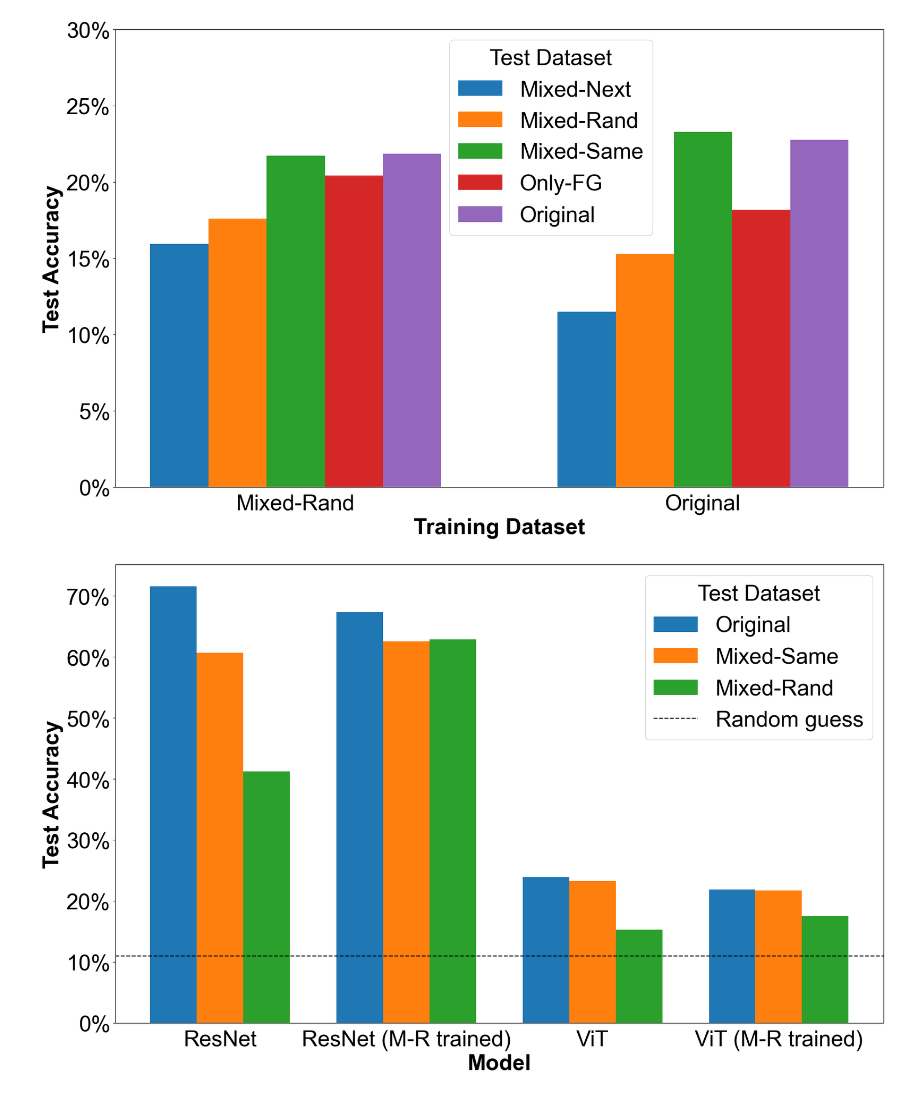
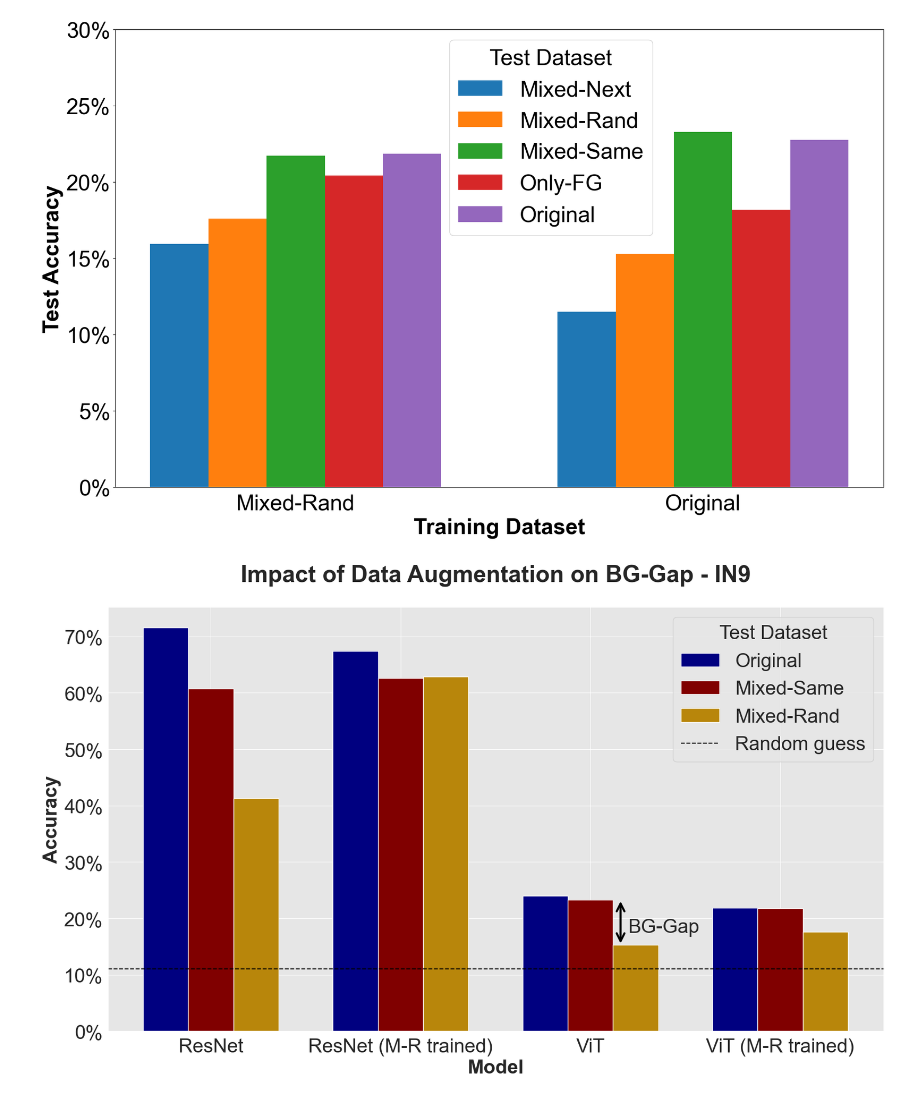
Before and after one commit to rezashkv/bg_analysis, a Jupyter notebook: plots/train_set_experiment.ipynb, the cells around one changed output. Saved outputs shown, nothing was run; the diff lists cells and outputs as text; code cells hidden in the pictures.

Commit message:
Update figures.

```diff
--- a/plots/train_set_experiment.ipynb
+++ b/plots/train_set_experiment.ipynb
@@ -47,10 +47,10 @@ vit_original_acc =   [23.95,      23.28,        15.31       ]
 res_mixed_rand_acc = [67.36,      62.59,        62.86       ]
 res_original_acc =   [71.58,      60.72,        41.26       ]
 
-plt.figure(figsize=(20, 12))
+plt.figure(figsize=(20, 11))
 group_size = len(test_datasets)
 barWidth = 1
-spacing = group_size + barWidth
+spacing = group_size + barWidth*1.2
 group1_x_locs = [i * barWidth for i in range(group_size)]
 group2_x_locs = [i * barWidth + spacing for i in range(group_size)]
 group3_x_locs = [i * barWidth + spacing * 2 for i in range(group_size)]
@@ -59,36 +59,48 @@ group4_x_locs = [i * barWidth + spacing * 3 for i in range(group_size)]
 # colors = sns.color_palette(n_colors=group_size)
 colors = ['navy', 'maroon', 'darkgoldenrod']
 # plt.rcParams['font.family'] = 'CMU Serif'
 plt.rcParams['font.family'] = 'Arial'
-plt.rcParams['font.size'] = 32
+plt.rcParams['font.size'] = 28
+sns.set_style("darkgrid", {"axes.facecolor": ".9"})
 
 for i, dataset in enumerate(test_datasets):
     plt.bar(group1_x_locs[i], res_original_acc[i], color=colors[i], width=barWidth, label=dataset)
 for i, dataset in enumerate(test_datasets):
     plt.bar(group2_x_locs[i], res_mixed_rand_acc[i], color=colors[i], width=barWidth)
 for i, dataset in enumerate(test_datasets):
     plt.bar(group3_x_locs[i], vit_original_acc[i], color=colors[i], width=barWidth)
 for i, dataset in enumerate(test_datasets):
     plt.bar(group4_x_locs[i], vit_mixed_rand_acc[i], color=colors[i], width=barWidth)
 
+# Horizontal line at 11% accuracy
+plt.axhline(y=11, color='black', linestyle='--', label='Random guess')
 
-plt.axhline(y=11, color='black', linestyle='--', label='Random guess')
-plt.xlabel('Model', fontweight='bold')
-plt.ylabel('Test Accuracy', fontweight='bold')
-plt.gca().yaxis.set_major_formatter(FuncFormatter(lambda y, _: '{:.0%}'.format(y/100)))  # Format y axis as percentages
+# Double-headed arrow indicating BG-Gap
+bar = 2
+arrow_x = group3_x_locs[bar] - barWidth/3  # The x location of the bar
+arrow_y_start = vit_original_acc[bar]  # The top of the bar
+arrow_y_end = vit_original_acc[bar-1]  # The top of the preceding bar
+plt.annotate('', xy=(arrow_x, arrow_y_start), xytext=(arrow_x, arrow_y_end),
+             arrowprops=dict(arrowstyle='<->', linewidth=3, color='black'))
+plt.text(arrow_x + barWidth/6, (arrow_y_start+arrow_y_end)/2.2, 'BG-Gap', ha='left')
 
 # We need to reorder the legend so the dashed line appears last
 handles, labels = plt.gca().get_legend_handles_labels()
 handles = handles[1:] + handles[:1]
 labels = labels[1:] + labels[:1]
 plt.legend(handles, labels, title='Test Dataset')
 
+# Format axes, labels, and title
 center = (barWidth * group_size / 2) - (barWidth / 2)
 models = ['ResNet', 'ResNet (M-R trained)', 'ViT', 'ViT (M-R trained)']
 tics = [center, center + spacing, center + spacing * 2, center + spacing * 3]
 plt.xticks(tics, models)
 plt.tick_params(axis='x', length=0, pad=10)
+plt.xlabel('Model', fontweight='bold')
+plt.ylabel('Accuracy', fontweight='bold')
+plt.gca().yaxis.set_major_formatter(FuncFormatter(lambda y, _: '{:.0%}'.format(y/100)))  # Format y axis as percentages
+plt.title('Impact of Data Augmentation on BG-Gap - IN9', fontweight='bold', y=1.05)
 
 plt.show()
 # %% [output]
-[figure, old version]
+[figure, new version]
```
Also changed, not shown: parts of 1 cell of this notebook.
